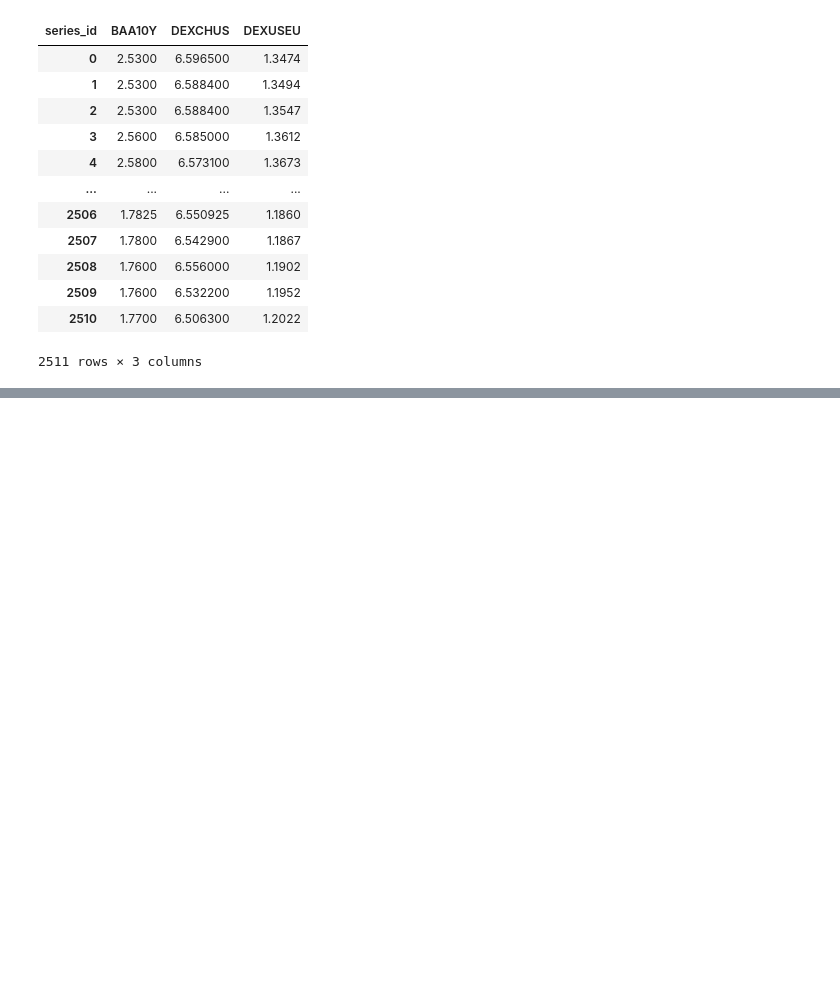
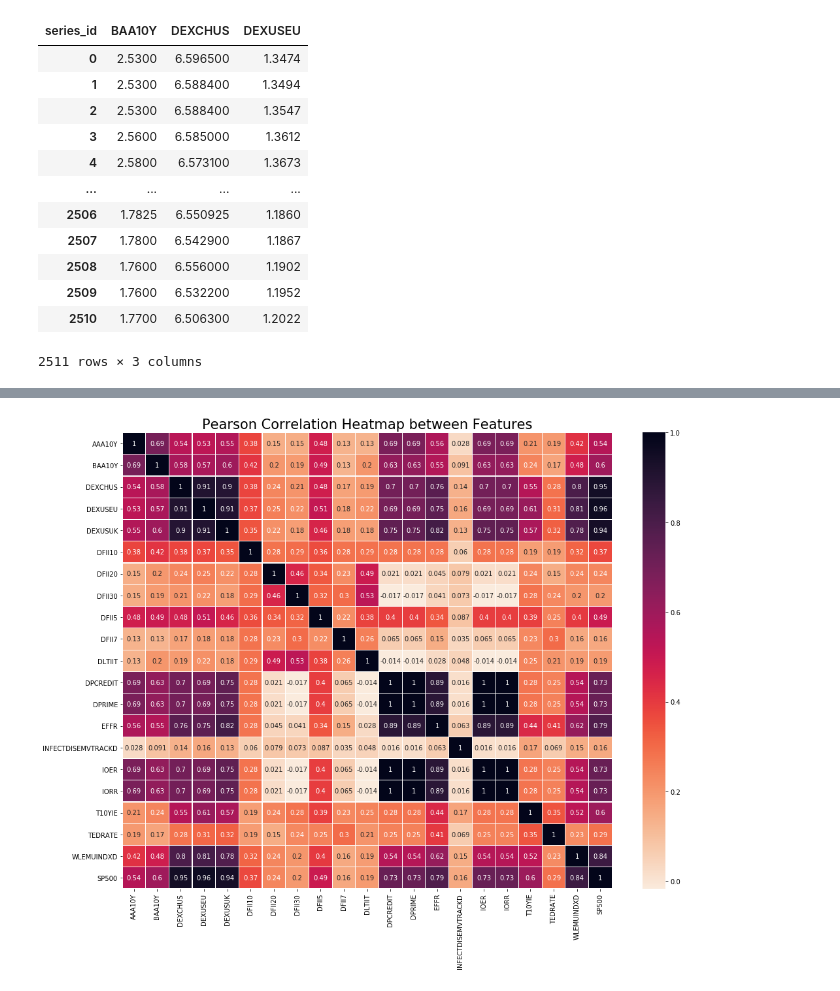
Before and after one commit to anyalauria/alananer, a Jupyter notebook: anya vulcan.ipynb, the cells around one changed output, grey strips where cells are left out. Cells and saved outputs as stored; diff of their text form; code cells hidden in the pictures; blank space fills up the shorter version.

```diff
--- a/anya vulcan.ipynb
+++ b/anya vulcan.ipynb
@@ -108,0 +136,4 @@ mean_squared_error(Y_train,train_rmse_predictions,squared=False)
+# %%
+training_data = X_train.copy()
+# %%
+training_data['SP500'] = Y_train
@@ -108,0 +158,10 @@ mean_squared_error(Y_train,train_rmse_predictions,squared=False)
+# %%
+pearson_corr = training_data.apply(lambda x : pd.factorize(x)[0]).corr(method='pearson')
+plt.figure(figsize = (15,12))
+sns.heatmap(pearson_corr, annot = True, linewidths=.15, cmap = "rocket_r")
+plt.xlabel(None)
+plt.ylabel(None)
+plt.title('Pearson Correlation Heatmap between Features', fontsize=21)
+plt.tight_layout()
+# %% [output]
+[figure, added]
```
Also changed, not shown: parts of 12 cells of this notebook.
